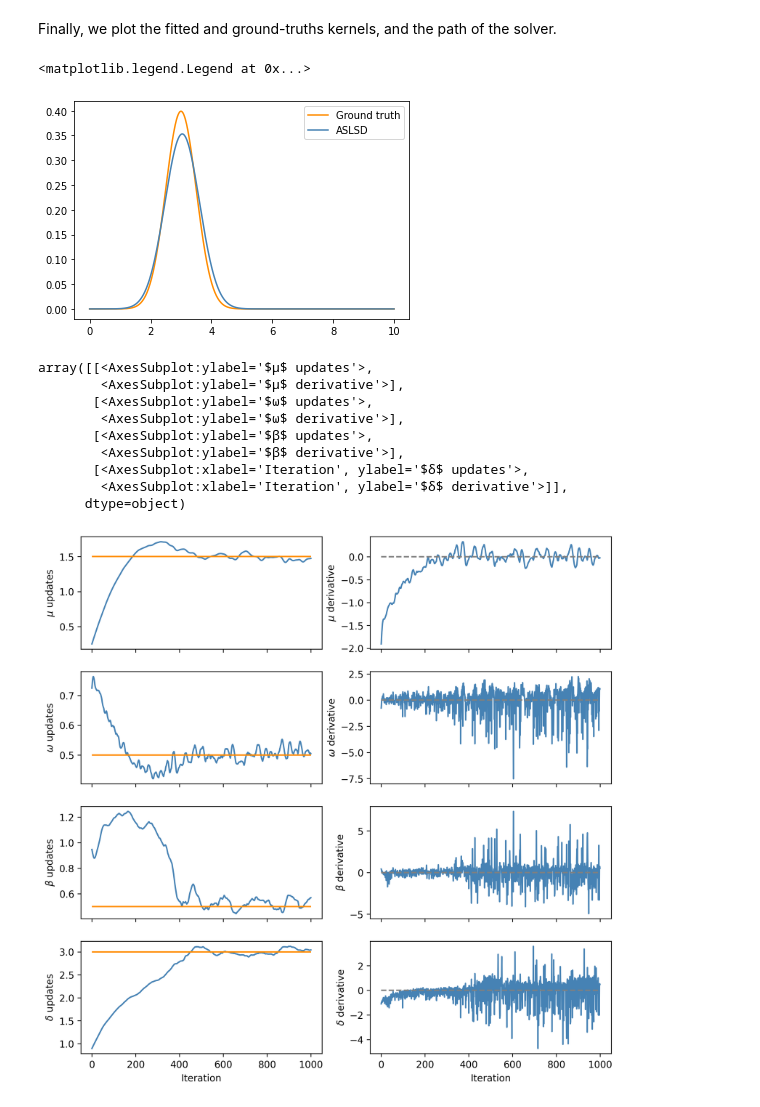
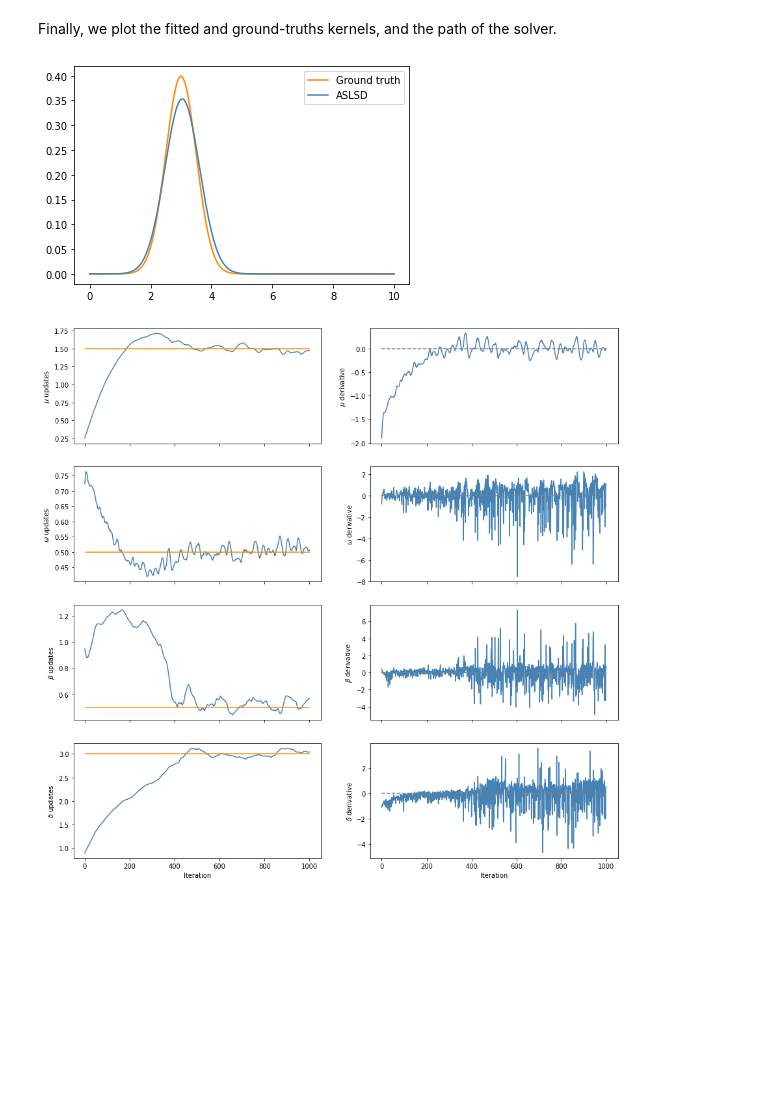
Before and after one commit to saadlabyad/aslsd, a Jupyter notebook: examples/fit_gauss1d.ipynb, the cells around one changed output. Cells and saved outputs as stored; diff of their text form; code cells hidden in the pictures; blank space fills up the shorter version.

```diff
--- a/examples/fit_gauss1d.ipynb
+++ b/examples/fit_gauss1d.ipynb
@@ -74,21 +74,12 @@ true_y = true_mhp.phi[0][0](t, true_ker_param[0][0])
 plt.plot(t, true_y, color='darkorange', label='Ground truth')
 y = mhp.phi[0][0](t, mhp.fitted_ker_param[0][0])
 plt.plot(t, y, color='steelblue', label='ASLSD')
-plt.legend()
+_=plt.legend()
 # %% [output]
-<matplotlib.legend.Legend at 0x...>
 [figure]
 # %%
-mhp.plot_solver_path(true_mu=true_mu, true_ker_param=true_ker_param,
-                     plot_derivatives=True, derivatives_zero=True)
+_=mhp.plot_solver_path(true_mu=true_mu, true_ker_param=true_ker_param,
+                     plot_derivatives=True, derivatives_zero=True,
+                     dpi=None, pad=None, figsize=(15,15))
 # %% [output]
-array([[<AxesSubplot:ylabel='$μ$ updates'>,
-        <AxesSubplot:ylabel='$μ$ derivative'>],
-       [<AxesSubplot:ylabel='$ω$ updates'>,
-        <AxesSubplot:ylabel='$ω$ derivative'>],
-       [<AxesSubplot:ylabel='$β$ updates'>,
-        <AxesSubplot:ylabel='$β$ derivative'>],
-       [<AxesSubplot:xlabel='Iteration', ylabel='$δ$ updates'>,
-        <AxesSubplot:xlabel='Iteration', ylabel='$δ$ derivative'>]],
-      dtype=object)
-[figure, old version]
+[figure, new version]
```
Also changed, not shown: 2 other files.
